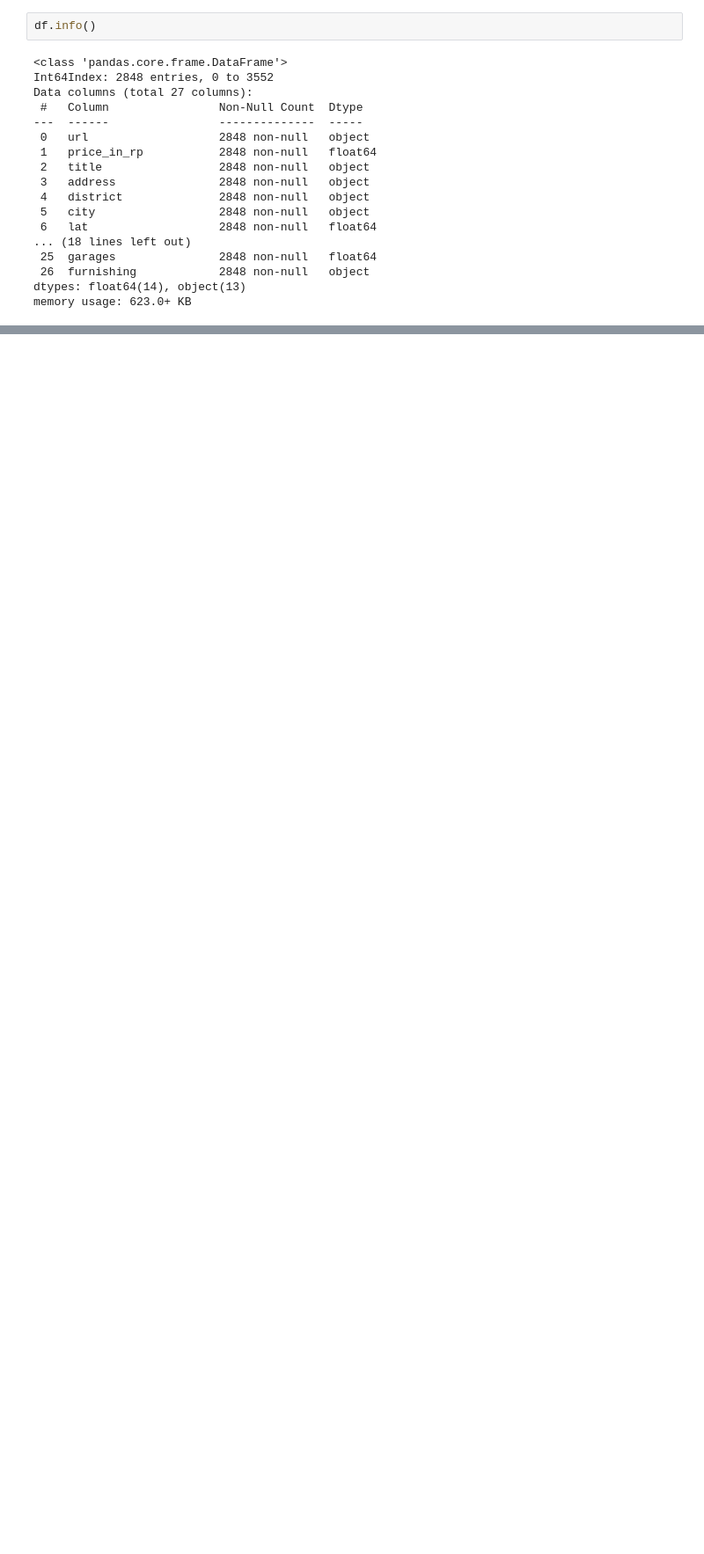
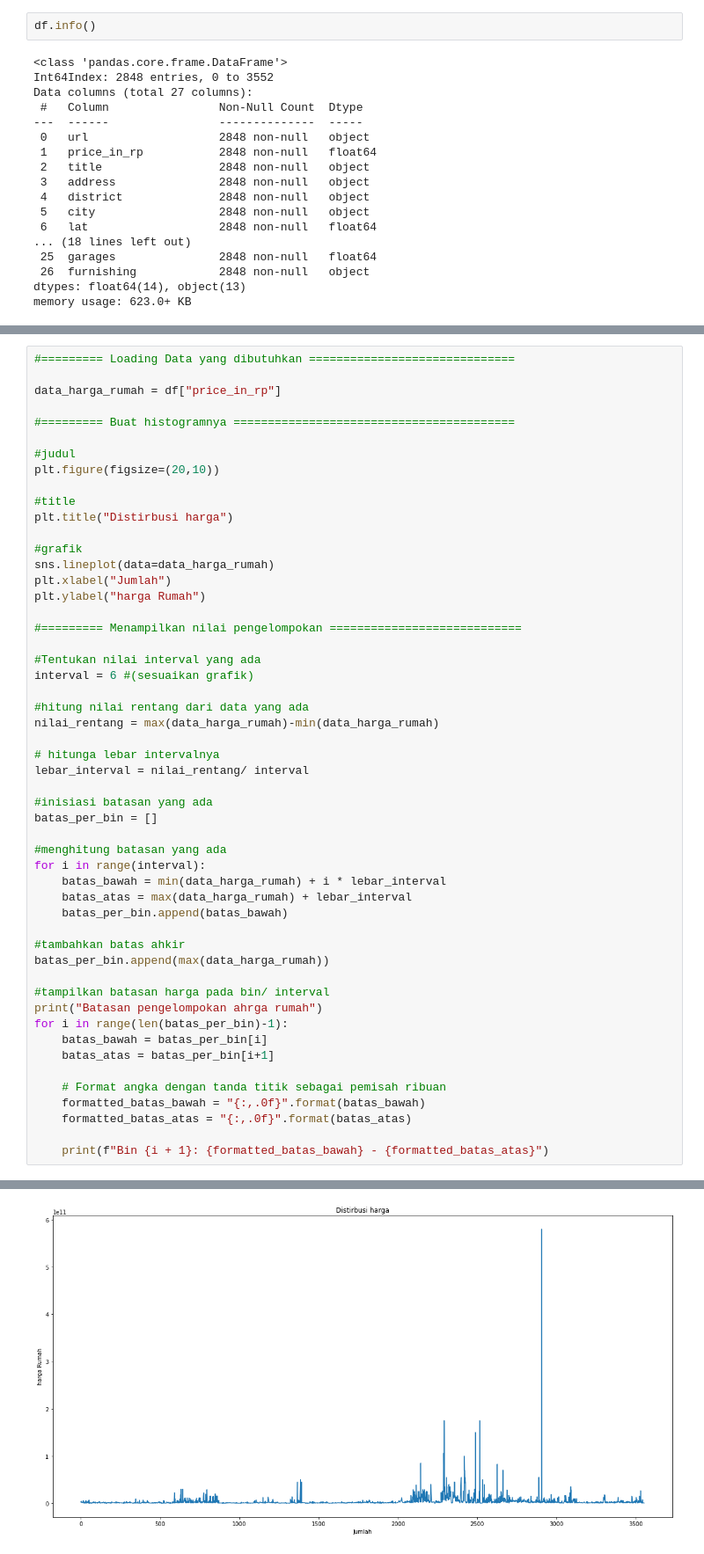
Before and after one commit to Mazcho/Analsis_Dataset, a Jupyter notebook: Analsis harga Rumah/Analisis Harga Rumah.ipynb, the cells around one changed output, grey strips where cells are left out. Shown: that part at 88% size. Drawn from its saved outputs; the diff is of its cells as text; blank space fills up the shorter version.

```diff
--- a/Analsis harga Rumah/Analisis Harga Rumah.ipynb
+++ b/Analsis harga Rumah/Analisis Harga Rumah.ipynb
@@ -187,0 +180,53 @@ BIsa kita lihat nilai outlier atau pencilan yang sangat signifikan terdapat pada
+# %%
+#========= Loading Data yang dibutuhkan ==============================
+
+data_harga_rumah = df["price_in_rp"]
+
+#========= Buat histogramnya =========================================
+
+#judul
+plt.figure(figsize=(20,10))
+
+#title
+plt.title("Distirbusi harga")
+
+#grafik
+sns.lineplot(data=data_harga_rumah)
+plt.xlabel("Jumlah")
+plt.ylabel("harga Rumah")
+
+#========= Menampilkan nilai pengelompokan ============================
+
+#Tentukan nilai interval yang ada
+interval = 6 #(sesuaikan grafik)
+
+#hitung nilai rentang dari data yang ada
+nilai_rentang = max(data_harga_rumah)-min(data_harga_rumah)
+
+# hitunga lebar intervalnya
+lebar_interval = nilai_rentang/ interval
+
+#inisiasi batasan yang ada
+batas_per_bin = []
+
+#menghitung batasan yang ada
+for i in range(interval):
+    batas_bawah = min(data_harga_rumah) + i * lebar_interval
+    batas_atas = max(data_harga_rumah) + lebar_interval
+    batas_per_bin.append(batas_bawah)
+
+#tambahkan batas ahkir
+batas_per_bin.append(max(data_harga_rumah))
+
+#tampilkan batasan harga pada bin/ interval
+print("Batasan pengelompokan ahrga rumah")
+for i in range(len(batas_per_bin)-1):
+    batas_bawah = batas_per_bin[i]
+    batas_atas = batas_per_bin[i+1]
+
+    # Format angka dengan tanda titik sebagai pemisah ribuan
+    formatted_batas_bawah = "{:,.0f}".format(batas_bawah)
+    formatted_batas_atas = "{:,.0f}".format(batas_atas)
+
+    print(f"Bin {i + 1}: {formatted_batas_bawah} - {formatted_batas_atas}")
+# %% [output]
@@ -187,0 +240 @@ BIsa kita lihat nilai outlier atau pencilan yang sangat signifikan terdapat pada
+[figure, added]
```
Also changed, not shown: parts of 15 cells of this notebook.
